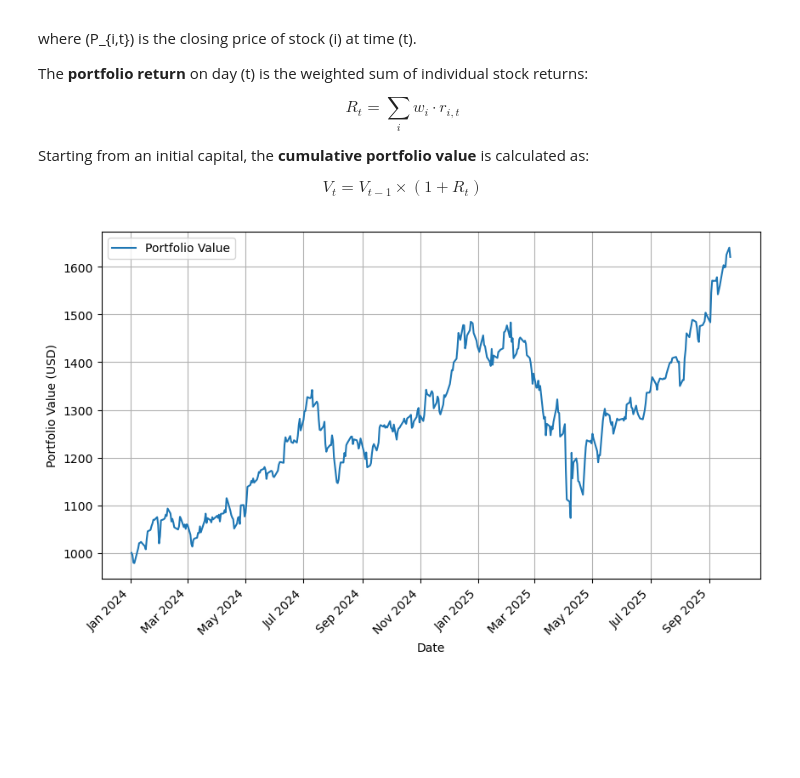
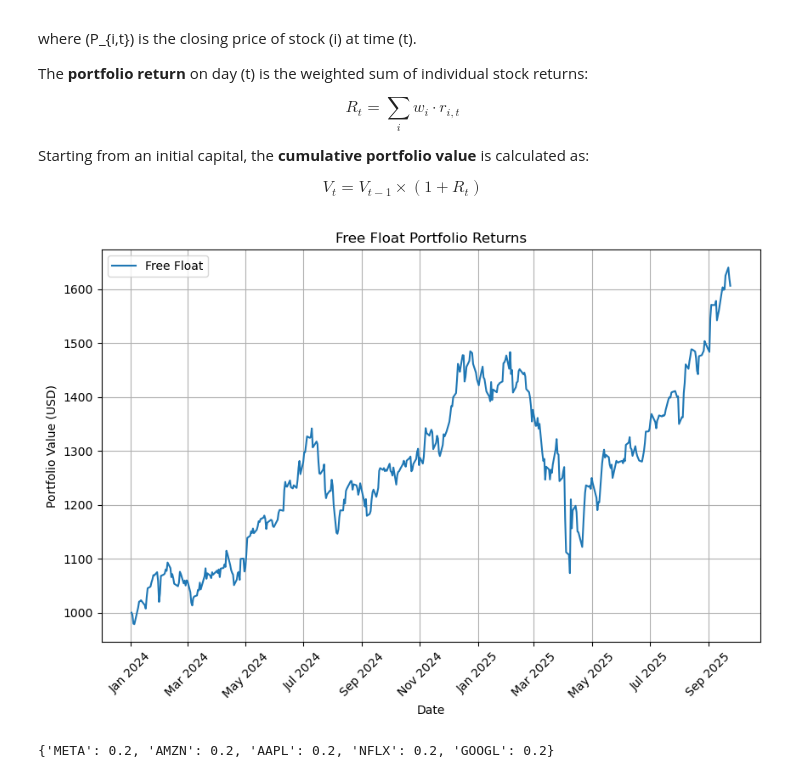
Before and after one commit to glorymary96/Portfolio-FAANG, a Jupyter notebook: notebooks/02_Portfolio_analysis.ipynb, the cells around one changed output. Cells and saved outputs as stored; diff of their text form; code cells hidden in the pictures; blank space fills up the shorter version.

Commit message:
equal weight

```diff
--- a/notebooks/02_Portfolio_analysis.ipynb
+++ b/notebooks/02_Portfolio_analysis.ipynb
@@ -41,16 +41,16 @@ prices = download_stock_prices(
 This approach ensures that stocks with **larger free floats**—i.e., more liquid and widely traded—have a **proportionally greater impact** on the portfolio’s performance.
 # %%
 initial_capital = 1000
-df_portfolio, df_weight = build_portfolio(
+df_port_ff, df_weight_ff = build_portfolio_free_float(
                             tickers,
                             start_date,
                             end_date,
                             initial_capital)
 
-weights = df_weight.set_index("Ticker")["Free Float Weight"].dropna()
+weights = df_weight_ff.set_index("Ticker")["Free Float Weight"].dropna()
 
 plt.figure(figsize=(7,7))
 plt.pie(weights, labels=weights.index, autopct="%1.1f%%")
-plt.title("Portfolio Weights")
+plt.title("Free Float Portfolio Weights")
 plt.show()
 # %% [output]
@@ -78,19 +78,28 @@ $$
 V_t = V_{t-1} \times (1 + R_t)
 $$
 # %%
-plt.figure(figsize=(10,6))
+fig, ax = plt.subplots(figsize=(10,6))
 
-ax = df_portfolio["Portfolio Value"].plot(figsize=(10, 6))
+ax.plot(df_port_ff.index, df_port_ff["Portfolio Value"], label = "Free Float")
 ax.xaxis.set_major_formatter(matplotlib.dates.DateFormatter("%b %Y"))
 ax.set_xlabel("Date")
 ax.set_ylabel("Portfolio Value (USD)")
+ax.set_title('Free Float Portfolio Returns')
 ax.legend()
 ax.grid()
 ax.tick_params(axis="x", labelrotation=45)
 
 plt.show()
 # %% [output]
-[figure, old version]
+[figure, new version]
+# %%
+df_port_ew, df_weight_ew = build_portfolio_equal_weight(
+                            tickers,
+                            start_date,
+                            end_date,
+                            initial_capital)
+# %% [output]
+{'META': 0.2, 'AMZN': 0.2, 'AAPL': 0.2, 'NFLX': 0.2, 'GOOGL': 0.2}
 # %%
 fig, ax = plt.subplots(figsize=(10,6))
 
```
Also changed, not shown: parts of 3 cells of this notebook.
